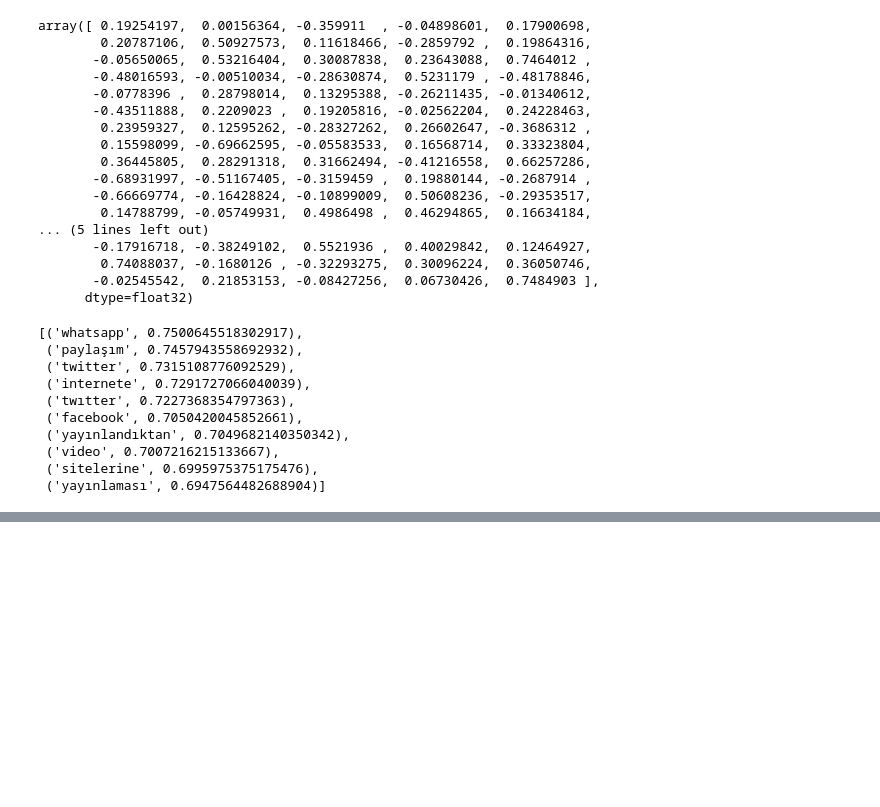
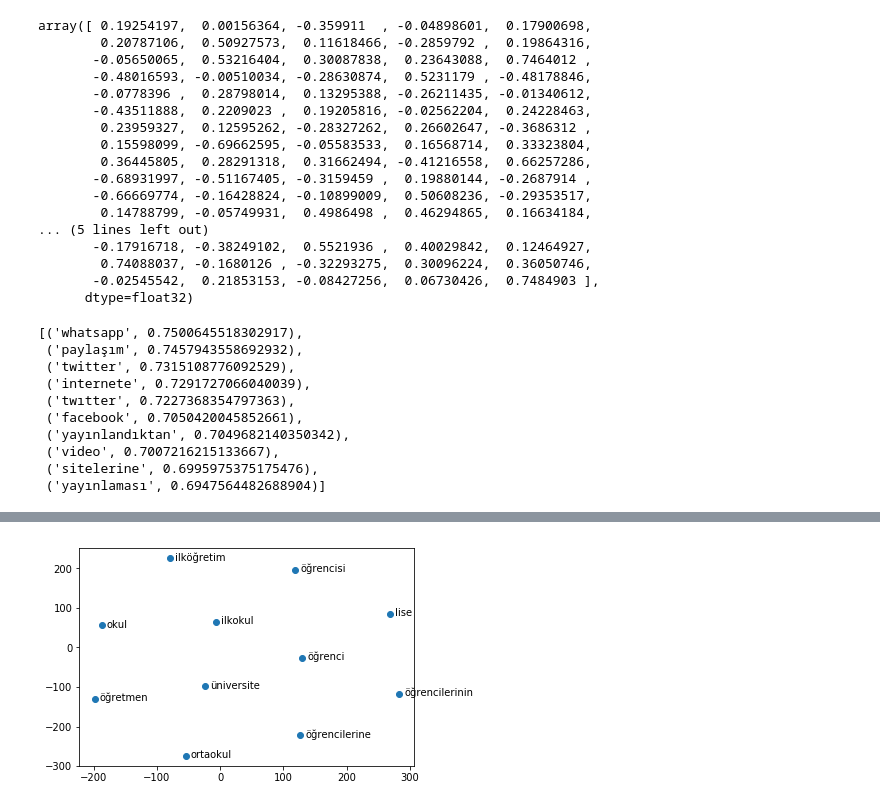
Before and after one commit to kburaky/Dil-Isleme-Calismalari, a Jupyter notebook: Kelime Isleme.ipynb, the cells around one changed output, grey strips where cells are left out. Cells and saved outputs as stored; diff of their text form; code cells hidden in the pictures; blank space fills up the shorter version.

```diff
--- a/Kelime Isleme.ipynb
+++ b/Kelime Isleme.ipynb
@@ -95,0 +88,4 @@ closestwords_tsneplot(model, "youtube")
+# %%
+closestwords_tsneplot(model, "üniversite")
+# %% [output]
+[figure, added]
```
Also changed, not shown: parts of 5 cells of this notebook.
